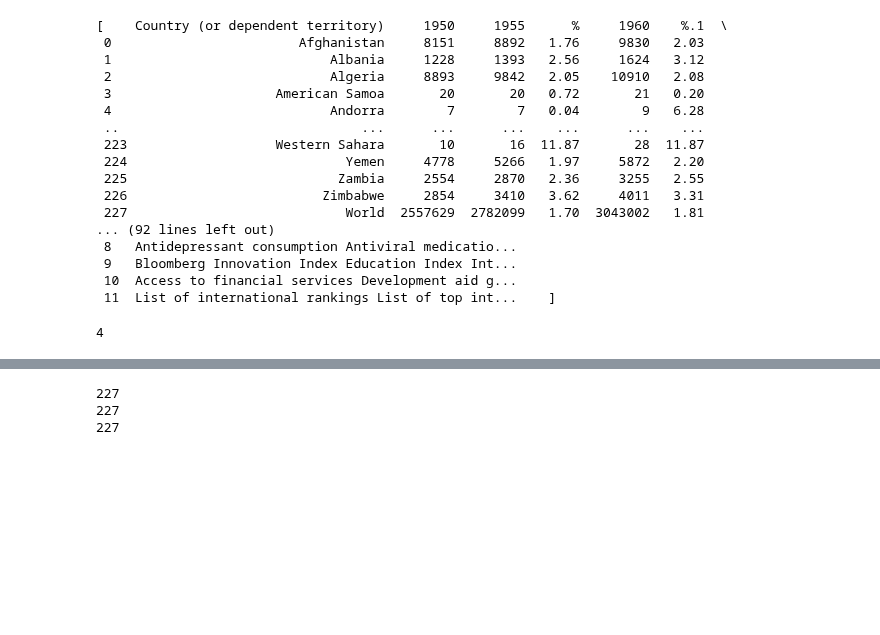
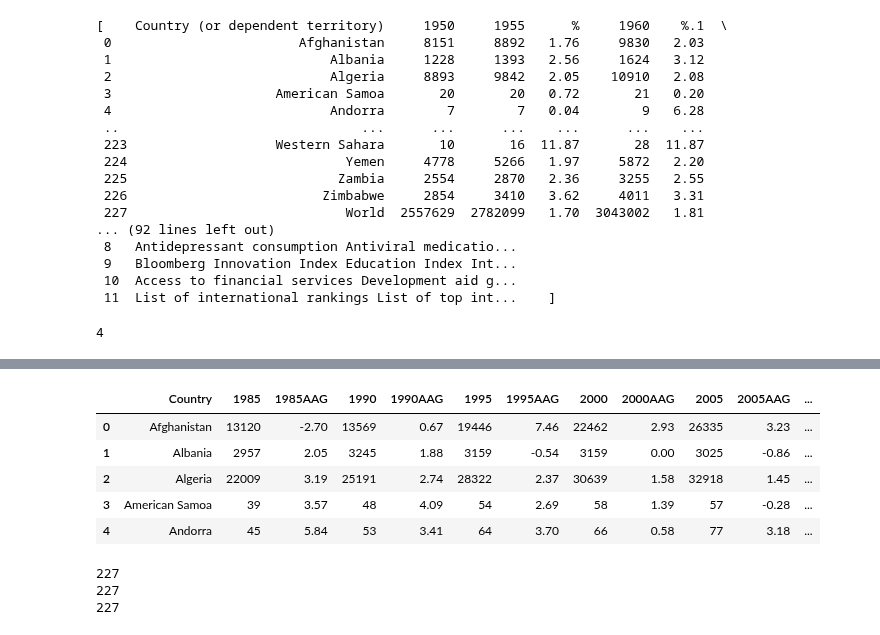
Before and after one commit to Prakhar-Saxena/CollegeAssignments, a Jupyter notebook: INFO212/assn3/INFO212-Assignment3.ipynb, the cells around one changed output, grey strips where cells are left out. Saved outputs shown, nothing was run; the diff lists cells and outputs as text; code cells hidden in the pictures; blank space fills up the shorter version.

```diff
--- a/INFO212/assn3/INFO212-Assignment3.ipynb
+++ b/INFO212/assn3/INFO212-Assignment3.ipynb
@@ -107,3 +108,13 @@ wiki[0].head()
+# %%
+wiki[1].columns = ['Country', '1985', '1985AAG', '1990', '1990AAG', '1995', '1995AAG', '2000', '2000AAG', '2005', '2005AAG', '2010', '2010AAG', '2015', '2015AAG']
+wiki[1].head()
+# %% [output]
+|  | Country | 1985 | 1985AAG | 1990 | 1990AAG | 1995 | 1995AAG | 2000 | 2000AAG | 2005 | 2005AAG | ... |
+| 0 | Afghanistan | 13120 | -2.70 | 13569 | 0.67 | 19446 | 7.46 | 22462 | 2.93 | 26335 | 3.23 | ... |
+| 1 | Albania | 2957 | 2.05 | 3245 | 1.88 | 3159 | -0.54 | 3159 | 0.00 | 3025 | -0.86 | ... |
+| 2 | Algeria | 22009 | 3.19 | 25191 | 2.74 | 28322 | 2.37 | 30639 | 1.58 | 32918 | 1.45 | ... |
+| 3 | American Samoa | 39 | 3.57 | 48 | 4.09 | 54 | 2.69 | 58 | 1.39 | 57 | -0.28 | ... |
+| 4 | Andorra | 45 | 5.84 | 53 | 3.41 | 64 | 3.70 | 66 | 0.58 | 77 | 3.18 | ... |
 # %%
 print(len(wiki[0].index) - 1) # -1 for the 'World'
 # %% [output]
```
Also changed, not shown: parts of 3 cells of this notebook.
